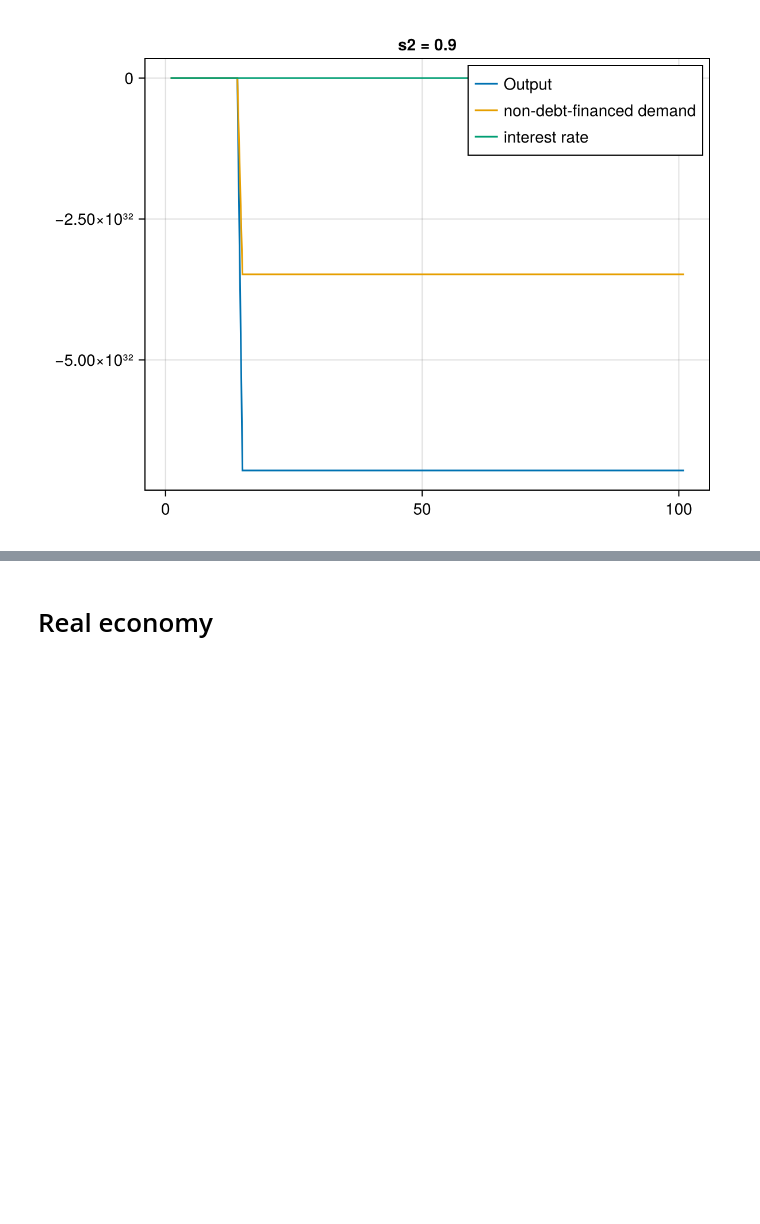
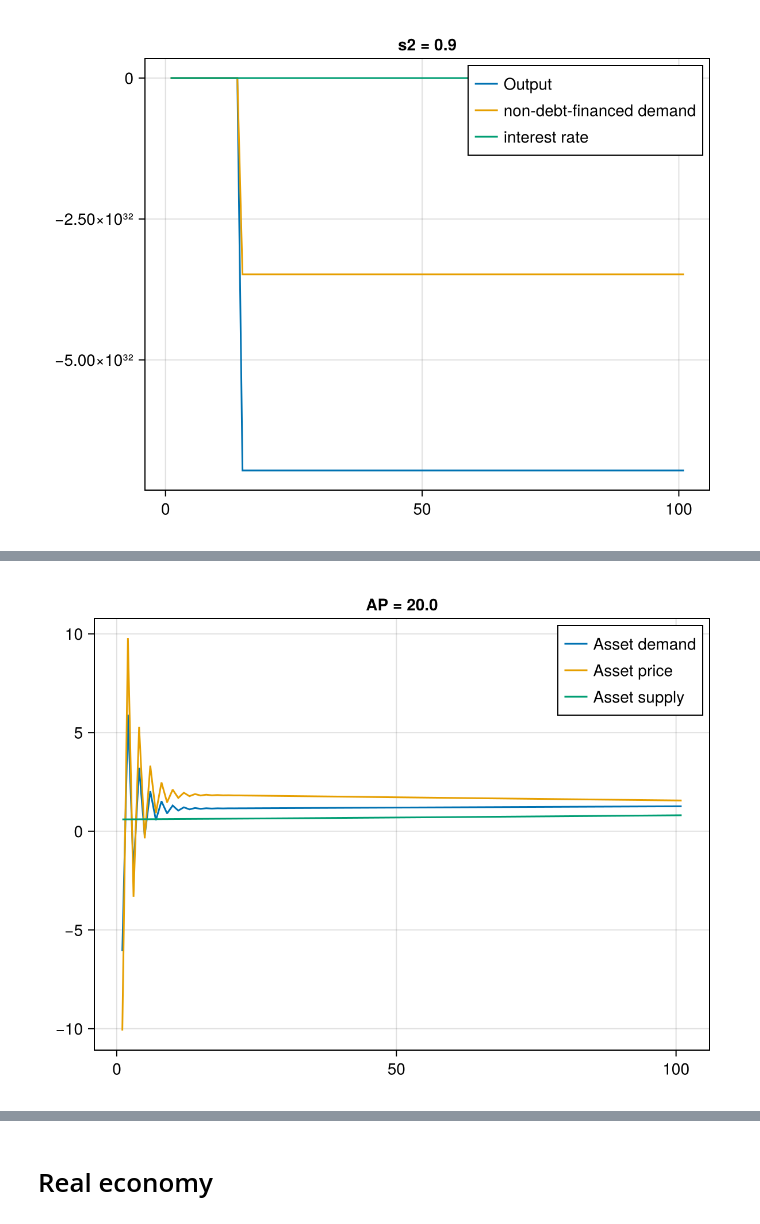
Before and after one commit to theplatters/PKAssetPrices, a Jupyter notebook: notebooks/PlotsForDynamicModelCFeedback.ipynb, the cells around one changed output, grey strips where cells are left out. Saved outputs shown, nothing was run; the diff lists cells and outputs as text; code cells hidden in the pictures; blank space fills up the shorter version.

```diff
--- a/notebooks/PlotsForDynamicModelCFeedback.ipynb
+++ b/notebooks/PlotsForDynamicModelCFeedback.ipynb
@@ -123,0 +144,8 @@ Plotting.create_gif(model = Dynamic.WorkingModel,
+# %%
+
+Plotting.create_gif_init_vars(model = Dynamic.WorkingModel,
+        init_var_name = :AP,
+        init_var_range = range(1, 20, length = 100),
+        filename = "../plots/working_model_AP_animation.gif")
+# %% [output]
+[figure, added]
```
Also changed, not shown: parts of 11 cells of this notebook, 4 other files.
